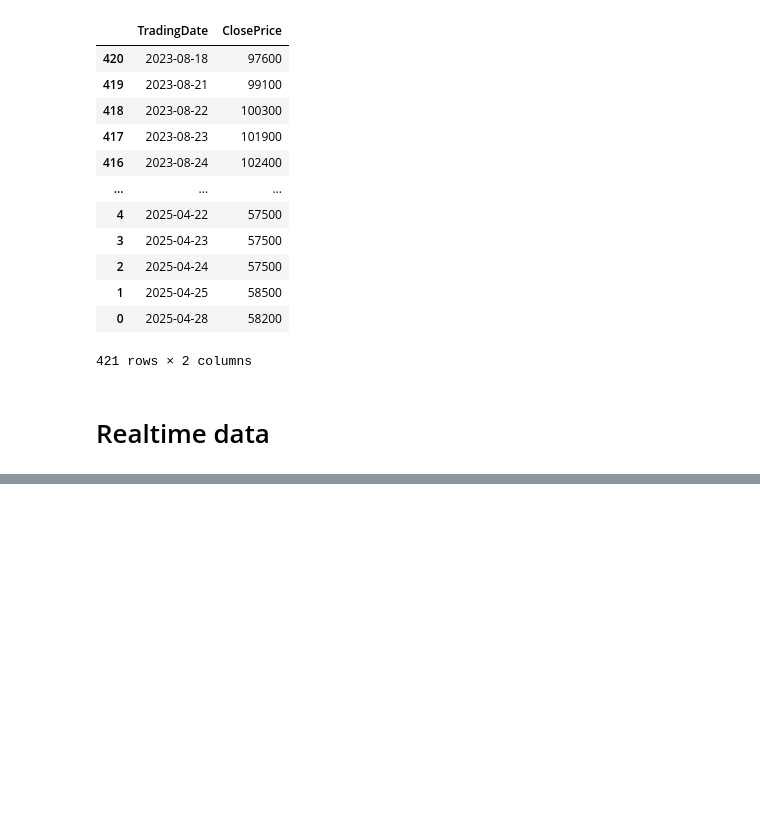
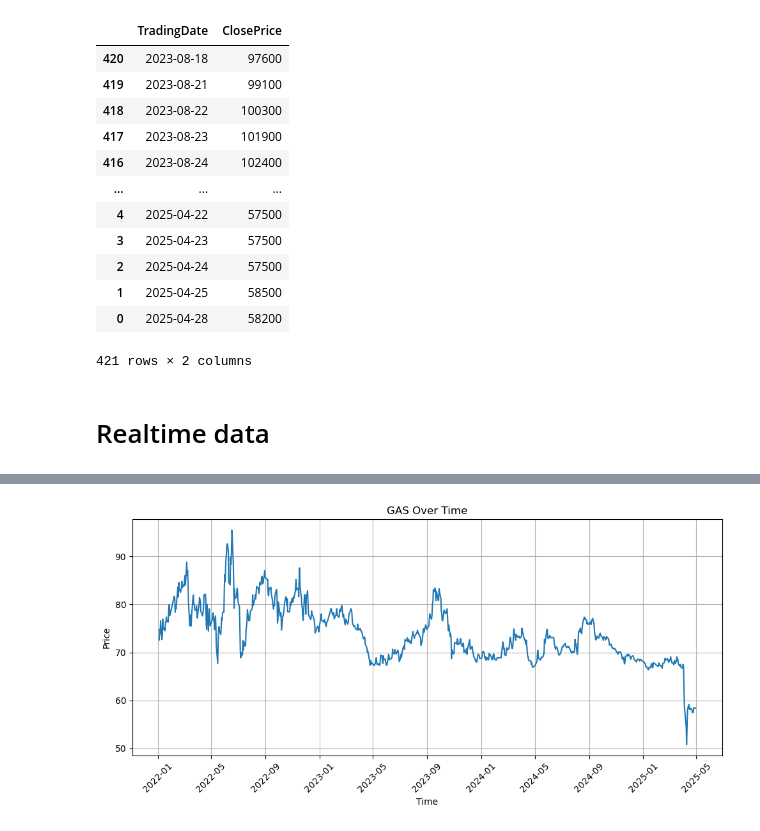
Before and after one commit to thangtm58/trading_algorithm, a Jupyter notebook: ssi.ipynb, the cells around one changed output, grey strips where cells are left out. Saved outputs shown, nothing was run; the diff lists cells and outputs as text; code cells hidden in the pictures; blank space fills up the shorter version.

Commit message:
test vnstock api

```diff
--- a/ssi.ipynb
+++ b/ssi.ipynb
@@ -204,0 +208,5 @@ KeyboardInterrupt:
+# %%
+from vnstock import Vnstock
+stock = Vnstock().stock(symbol='GAS', source='VCI')
+stk = stock.quote.history(start='2022-01-01', end='2025-05-28', to_df=True)
+stk.tail()
@@ -204,0 +220,13 @@ KeyboardInterrupt:
+# %%
+# Plot
+plt.figure(figsize=(10, 5))
+plt.plot(stk['time'], stk['close'])
+plt.xlabel('Time')
+plt.ylabel('Price')
+plt.title(f'GAS Over Time')
+plt.grid(True)
+plt.xticks(rotation=45)
+plt.tight_layout()
+plt.show()
+# %% [output]
+[figure, added]
```
Also changed, not shown: parts of 7 cells of this notebook.
